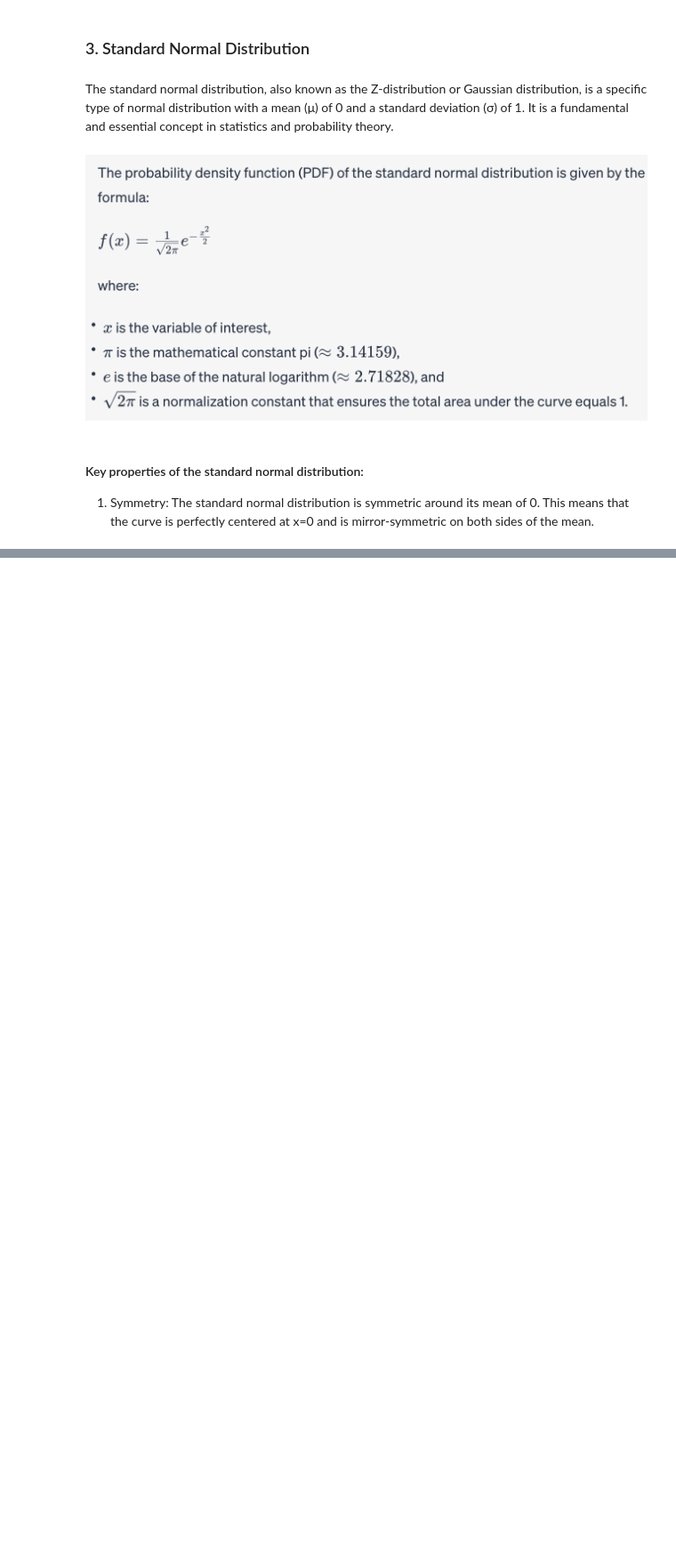
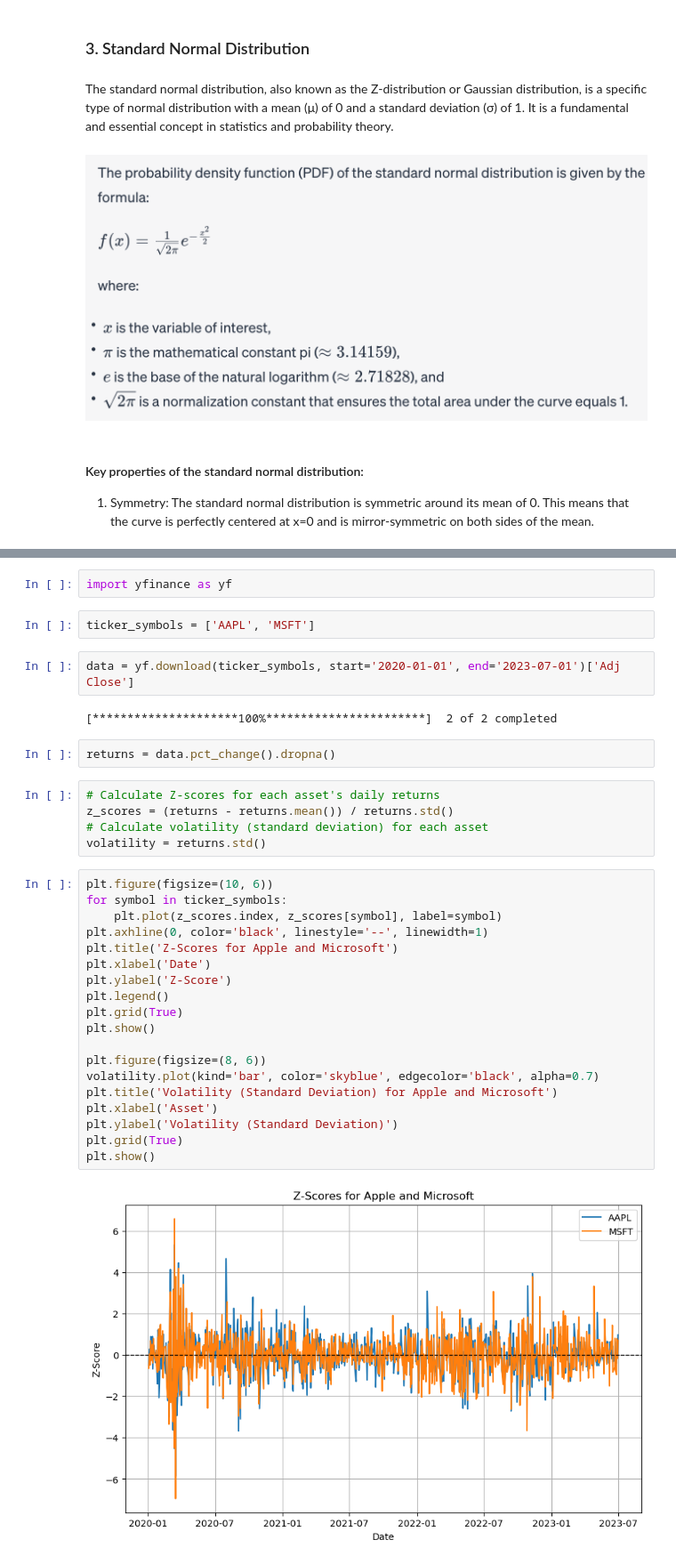
Before and after one commit to AnalyticalHarry/AdvanceStatistics, a Jupyter notebook: CHAPTER 3 - STANDARD SCORES.ipynb, the cells around one changed output, grey strips where cells are left out. Shown at 89% size. Saved outputs shown, nothing was run; the diff lists cells and outputs as text; blank space fills up the shorter version.

```diff
--- a/CHAPTER 3 - STANDARD SCORES.ipynb
+++ b/CHAPTER 3 - STANDARD SCORES.ipynb
@@ -163,0 +346,36 @@ The standard normal distribution, also known as the Z-distribution or Gaussian d
+# %%
+import yfinance as yf
+# %%
+ticker_symbols = ['AAPL', 'MSFT']
+# %%
+data = yf.download(ticker_symbols, start='2020-01-01', end='2023-07-01')['Adj Close']
+# %% [output]
+[*********************100%***********************]  2 of 2 completed
+# %%
+returns = data.pct_change().dropna()
+# %%
+# Calculate Z-scores for each asset's daily returns
+z_scores = (returns - returns.mean()) / returns.std()
+# Calculate volatility (standard deviation) for each asset
+volatility = returns.std()
+# %%
+plt.figure(figsize=(10, 6))
+for symbol in ticker_symbols:
+    plt.plot(z_scores.index, z_scores[symbol], label=symbol)
+plt.axhline(0, color='black', linestyle='--', linewidth=1)
+plt.title('Z-Scores for Apple and Microsoft')
+plt.xlabel('Date')
+plt.ylabel('Z-Score')
+plt.legend()
+plt.grid(True)
+plt.show()
+
+plt.figure(figsize=(8, 6))
+volatility.plot(kind='bar', color='skyblue', edgecolor='black', alpha=0.7)
+plt.title('Volatility (Standard Deviation) for Apple and Microsoft')
+plt.xlabel('Asset')
+plt.ylabel('Volatility (Standard Deviation)')
+plt.grid(True)
+plt.show()
+# %% [output]
+[figure, added]
```
Also changed, not shown: parts of 50 cells of this notebook.
